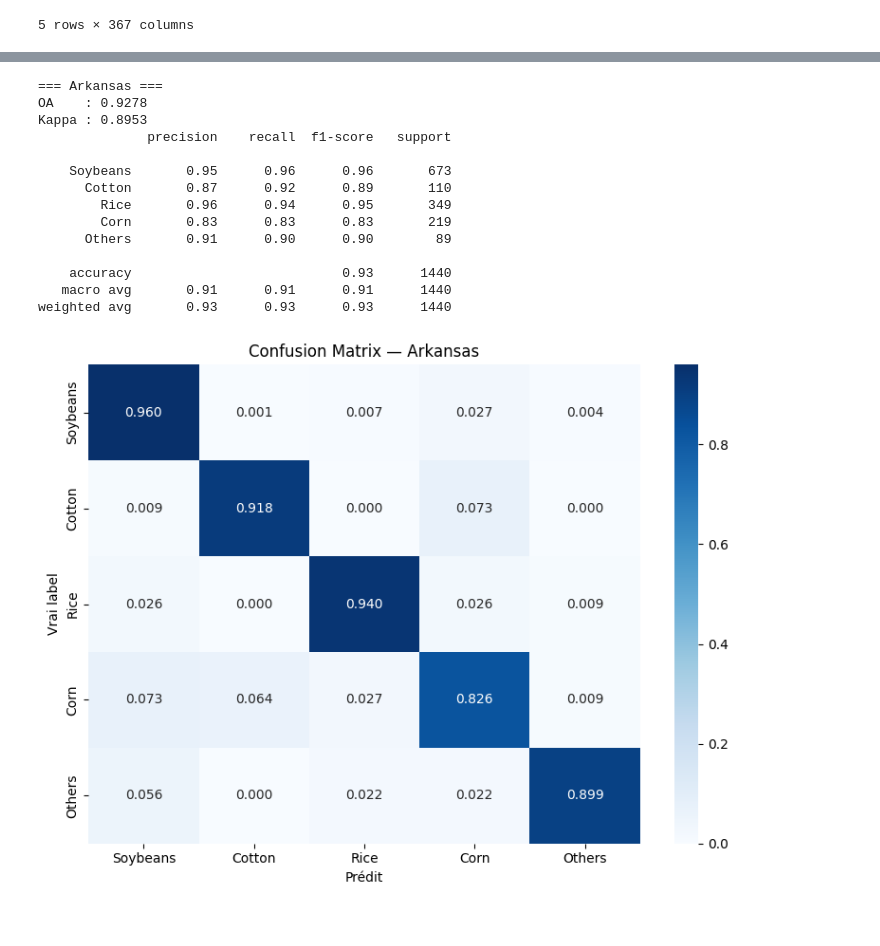
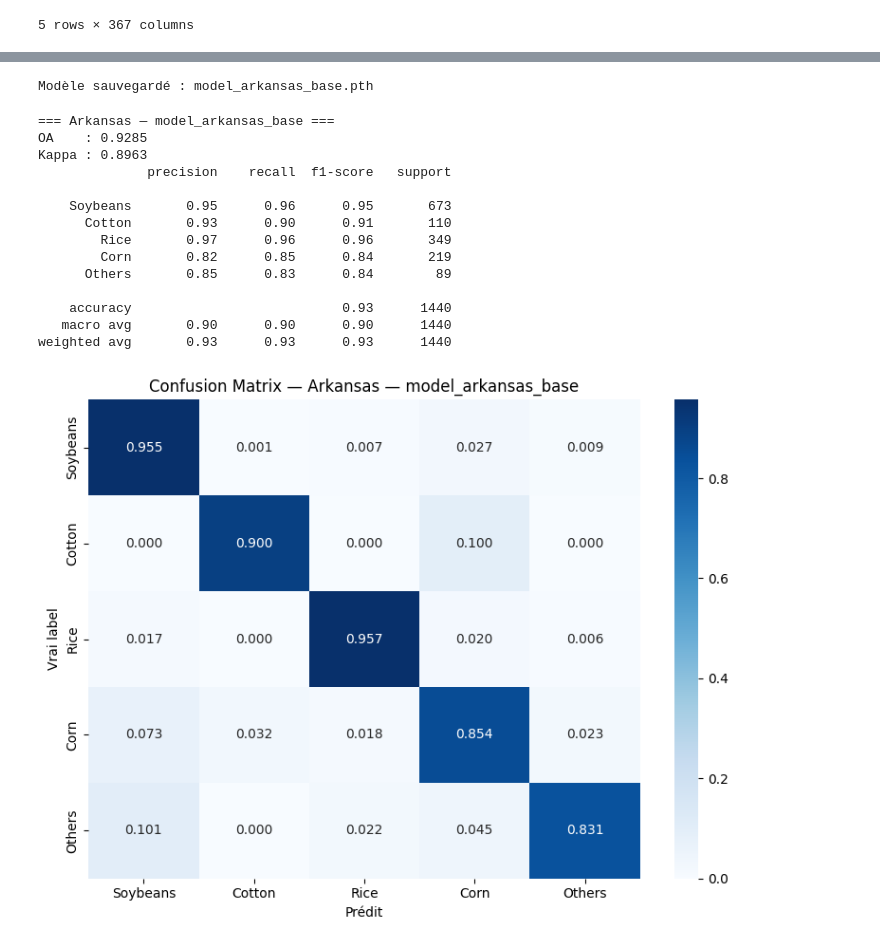
Before and after one commit to xsvmyx/mctnet-crop-classifier, a Jupyter notebook: train2/ark_base.ipynb, the cells around one changed output, grey strips where cells are left out. Cells and saved outputs as stored; diff of their text form; code cells hidden in the pictures.

```diff
--- a/train2/ark_base.ipynb
+++ b/train2/ark_base.ipynb
@@ -250,18 +185,14 @@ def prepare_mctnet_data(df, extra_cols=None):
-# %%
-# extra_cols = []
-x_ark, mask_ark, y_ark = prepare_mctnet_data(df_ark,extra_cols=[])
 # %%
-x_train_ark, x_temp_ark, m_train_ark, m_temp_ark, y_train_ark, y_temp_ark = train_test_split(
+x_train, x_temp, m_train, m_temp, y_train, y_temp = train_test_split(
     x_ark, mask_ark, y_ark, test_size=0.18, stratify=y_ark, random_state=42
 )
-
-x_val_ark, x_test_ark, m_val_ark, m_test_ark, y_val_ark, y_test_ark = train_test_split(
-    x_temp_ark, m_temp_ark, y_temp_ark, test_size=0.8, stratify=y_temp_ark, random_state=42
+x_val, x_test, m_val, m_test, y_val, y_test = train_test_split(
+    x_temp, m_temp, y_temp, test_size=0.8, stratify=y_temp, random_state=42
 )
 
-train_loader_ark = DataLoader(TensorDataset(x_train_ark, m_train_ark, y_train_ark), batch_size=64, shuffle=True)
-val_loader_ark = DataLoader(TensorDataset(x_val_ark, m_val_ark, y_val_ark), batch_size=64)
-test_loader_ark = DataLoader(TensorDataset(x_test_ark, m_test_ark, y_test_ark), batch_size=64)
+train_loader = DataLoader(TensorDataset(x_train, m_train, y_train), batch_size=64, shuffle=True)
+val_loader   = DataLoader(TensorDataset(x_val,   m_val,   y_val),   batch_size=64)
+test_loader  = DataLoader(TensorDataset(x_test,  m_test,  y_test),  batch_size=64)
 
-print(f"Split Arkansas : Train={len(y_train_ark)}, Val={len(y_val_ark)}, Test={len(y_test_ark)}")
+print(f'Train={len(y_train)}, Val={len(y_val)}, Test={len(y_test)}')
 # %% [output]
@@ -377,61 +290,54 @@ print(f"\n✅ Entraînement fini. 'model' contient maintenant les meilleurs poid
 # %%
-torch.save(model.state_dict(), 'models_ark/model_arkansas.pth')
-print("Modèle Arkansas sauvegardé")
+torch.save(model.state_dict(), f'models_ark/model_arkansas_base.pth')
+print('Modèle sauvegardé : model_arkansas_base.pth')
+# %% [output]
+Modèle sauvegardé : model_arkansas_base.pth
 # %%
-from sklearn.metrics import classification_report, confusion_matrix, cohen_kappa_score
-import seaborn as sns
-import matplotlib.pyplot as plt
+classes_ar = ['Soybeans', 'Cotton', 'Rice', 'Corn', 'Others']
 
 def evaluate_on_test(model, test_loader, class_names, title):
     model.eval()
-    all_preds = []
-    all_labels = []
-
+    all_preds, all_labels = [], []
     with torch.no_grad():
         for b_x, b_mask, b_y in test_loader:
             b_x, b_mask, b_y = b_x.to(device), b_mask.to(device), b_y.to(device)
             outputs = model(b_x, b_mask)
             _, predicted = torch.max(outputs, 1)
             all_preds.extend(predicted.cpu().numpy())
             all_labels.extend(b_y.cpu().numpy())
-
-    all_preds = np.array(all_preds)
+    all_preds  = np.array(all_preds)
     all_labels = np.array(all_labels)
-
-    oa = (all_preds == all_labels).mean()
+    oa    = (all_preds == all_labels).mean()
     kappa = cohen_kappa_score(all_labels, all_preds)
-
-    print(f"=== {title} ===")
-    print(f"OA    : {oa:.4f}")
-    print(f"Kappa : {kappa:.4f}")
+    print(f'=== {title} ===')
+    print(f'OA    : {oa:.4f}')
+    print(f'Kappa : {kappa:.4f}')
     print(classification_report(all_labels, all_preds, target_names=class_names))
-
     cm = confusion_matrix(all_labels, all_preds, normalize='true')
     plt.figure(figsize=(8, 6))
     sns.heatmap(cm, annot=True, fmt='.3f', xticklabels=class_names,
                 yticklabels=class_names, cmap='Blues')
     plt.title(f'Confusion Matrix — {title}')
     plt.ylabel('Vrai label')
     plt.xlabel('Prédit')
     plt.tight_layout()
-    plt.savefig(f'./figs/base_confusion_matrix_{title.lower()}.png', dpi=150)
+    plt.savefig(f'./figs/{MODEL_NAME}_confusion_matrix.png', dpi=150)
     plt.show()
 
-classes_ar = ['Soybeans', 'Cotton', 'Rice', 'Corn', 'Others']
-evaluate_on_test(model, test_loader_ark, classes_ar, 'Arkansas')
+evaluate_on_test(model, test_loader, classes_ar, 'Arkansas — model_arkansas_base')
 # %% [output]
-=== Arkansas ===
-OA    : 0.9278
-Kappa : 0.8953
+=== Arkansas — model_arkansas_base ===
+OA    : 0.9285
+Kappa : 0.8963
               precision    recall  f1-score   support
 
-    Soybeans       0.95      0.96      0.96       673
-      Cotton       0.87      0.92      0.89       110
-        Rice       0.96      0.94      0.95       349
-        Corn       0.83      0.83      0.83       219
-      Others       0.91      0.90      0.90        89
+    Soybeans       0.95      0.96      0.95       673
+      Cotton       0.93      0.90      0.91       110
+        Rice       0.97      0.96      0.96       349
+        Corn       0.82      0.85      0.84       219
+      Others       0.85      0.83      0.84        89
 
     accuracy                           0.93      1440
-   macro avg       0.91      0.91      0.91      1440
+   macro avg       0.90      0.90      0.90      1440
 weighted avg       0.93      0.93      0.93      1440
-[figure, old version]
+[figure, new version]
```
Also changed, not shown: parts of 11 cells of this notebook, 23 other files.
